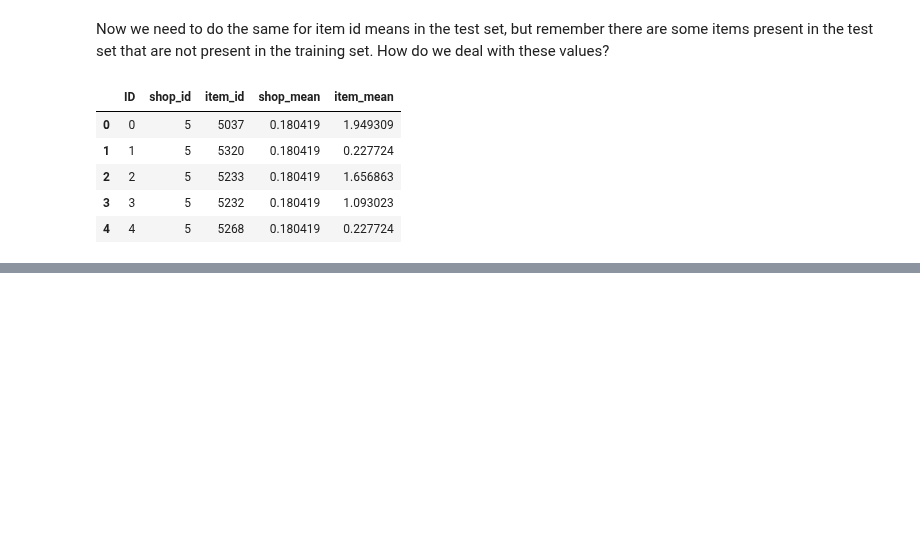
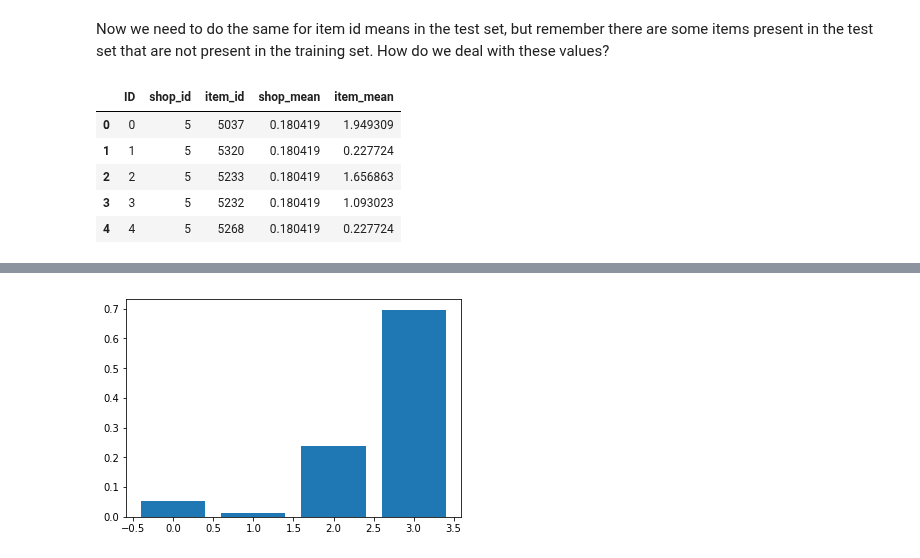
Before and after one commit to sarthakbatragatech/100-Days-of-ML, a Jupyter notebook: Time-Series-Forecasting/Predict-Future-Sales.ipynb, the cells around one changed output, grey strips where cells are left out. Drawn from its saved outputs; the diff is of its cells as text; code cells hidden in the pictures; blank space fills up the shorter version.

Commit message:
Model trained and predictions extracted

```diff
--- a/Time-Series-Forecasting/Predict-Future-Sales.ipynb
+++ b/Time-Series-Forecasting/Predict-Future-Sales.ipynb
@@ -422,4 +428,5 @@ classifier_ = xgtrain()
 # %%
-predictions = classifier_.predict(test)
 pyplot.bar(range(len(classifier_.feature_importances_)), classifier_.feature_importances_)
 pyplot.show()
+# %% [output]
+[figure, added]
```
Also changed, not shown: parts of 5 cells of this notebook.
